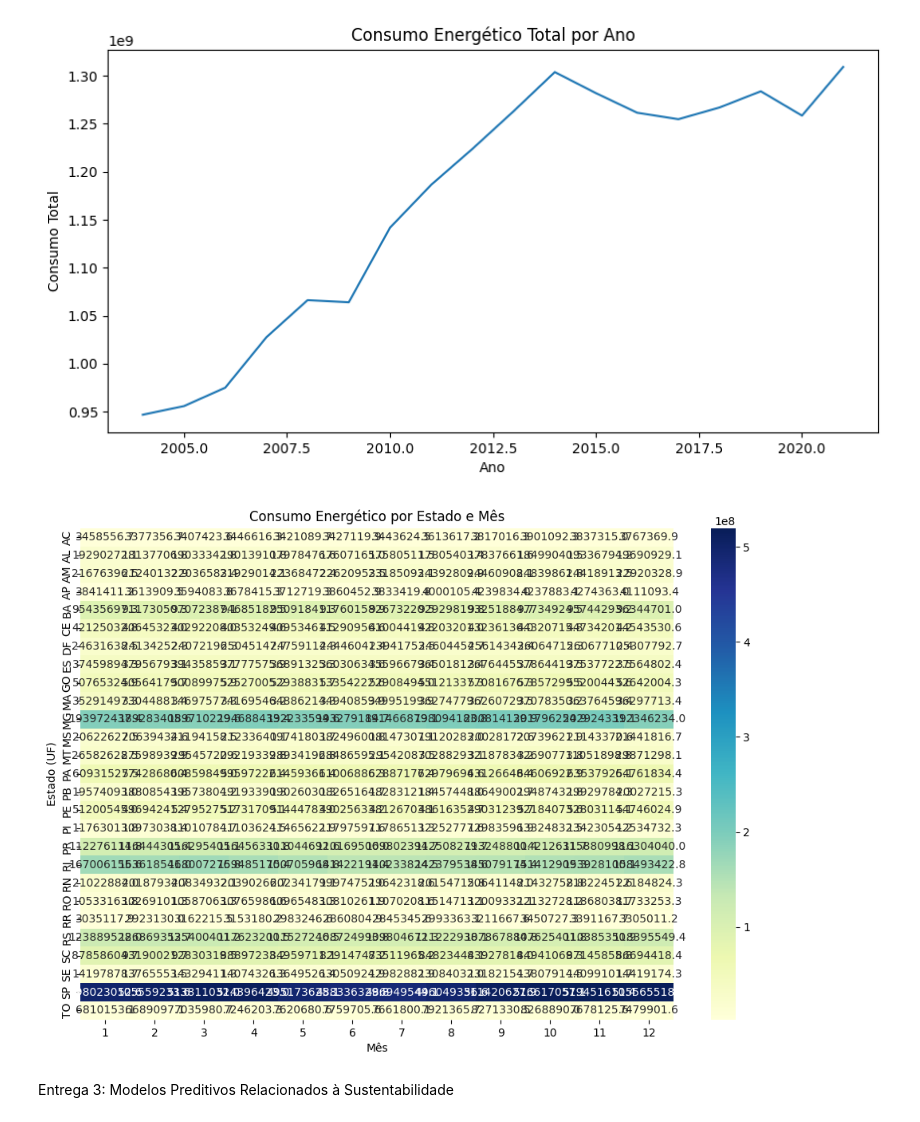
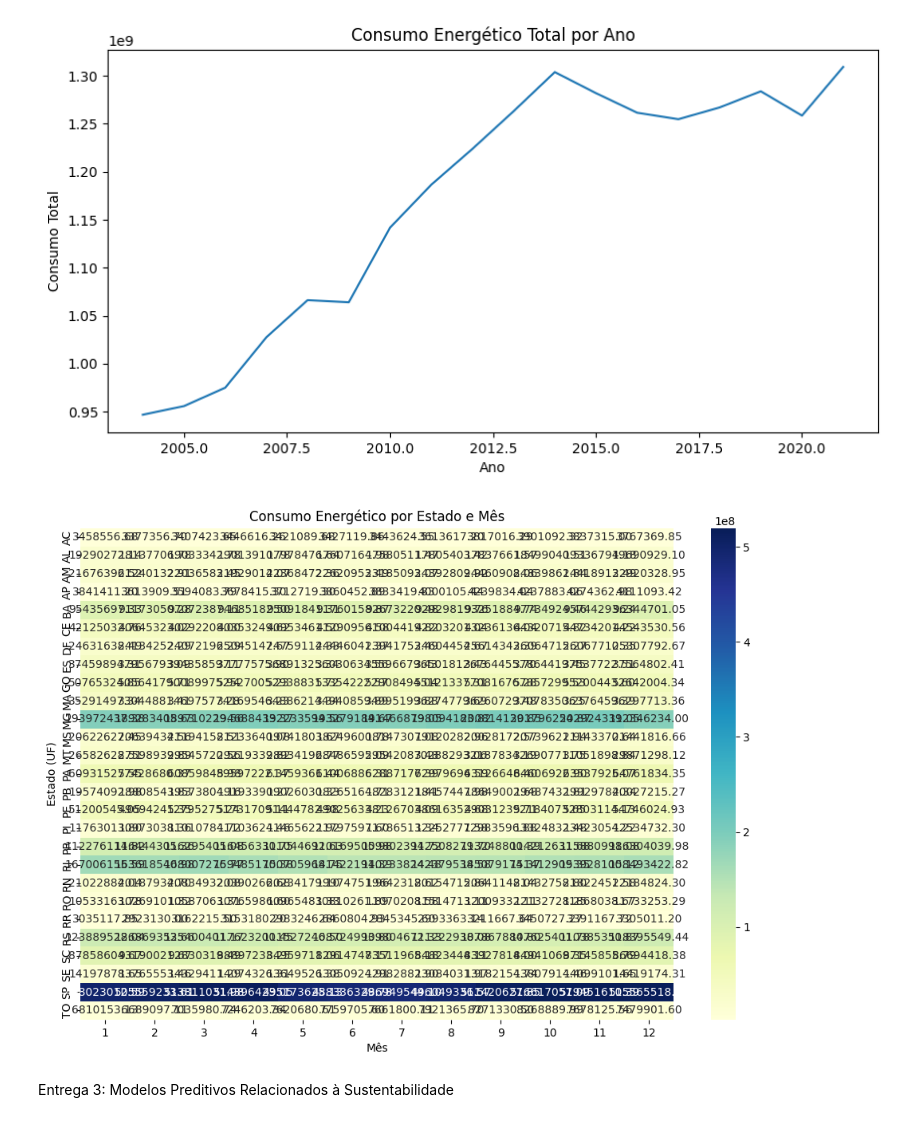
Before and after one commit to Igorfelicori/GlobalIA, a Jupyter notebook: IAglobal.ipynb, the cells around one changed output. Saved outputs shown, nothing was run; the diff lists cells and outputs as text; code cells hidden in the pictures.

```diff
--- a/IAglobal.ipynb
+++ b/IAglobal.ipynb
@@ -64,18 +62,27 @@ plt.show()
 # %% [output]
 [figure]
 # %%
-# Criar uma tabela pivô para o heatmap
-heatmap_data = data.pivot_table(values='consumption', index='uf_acronym', columns='month', aggfunc='sum')
+import matplotlib.pyplot as plt
+import pandas as pd
+data = pd.read_csv("data.csv")
+import seaborn as sns
+# Criar uma tabela pivô e arredondar os valores
+heatmap_data = data.pivot_table(
+    values='consumption',
+    index='uf_acronym',
+    columns='month',
+    aggfunc='sum'
+).round(2)  # Arredonda para 2 casas decimais
 
-# Plotar mapa de calor
+# Plotar o heatmap
 plt.figure(figsize=(12, 8))
-sns.heatmap(heatmap_data, cmap="YlGnBu", annot=True, fmt=".1f")
+sns.heatmap(heatmap_data, cmap="YlGnBu", annot=True, fmt=".2f")  # fmt ajustado para 2 casas decimais
 plt.title("Consumo Energético por Estado e Mês")
 plt.xlabel("Mês")
 plt.ylabel("Estado (UF)")
 plt.show()
 # %% [output]
-[figure, old version]
+[figure, new version]
 # %% [markdown]
 Entrega 3: Modelos Preditivos Relacionados à Sustentabilidade
 # %%
```
Also changed, not shown: parts of 2 cells of this notebook, 1 other file.
